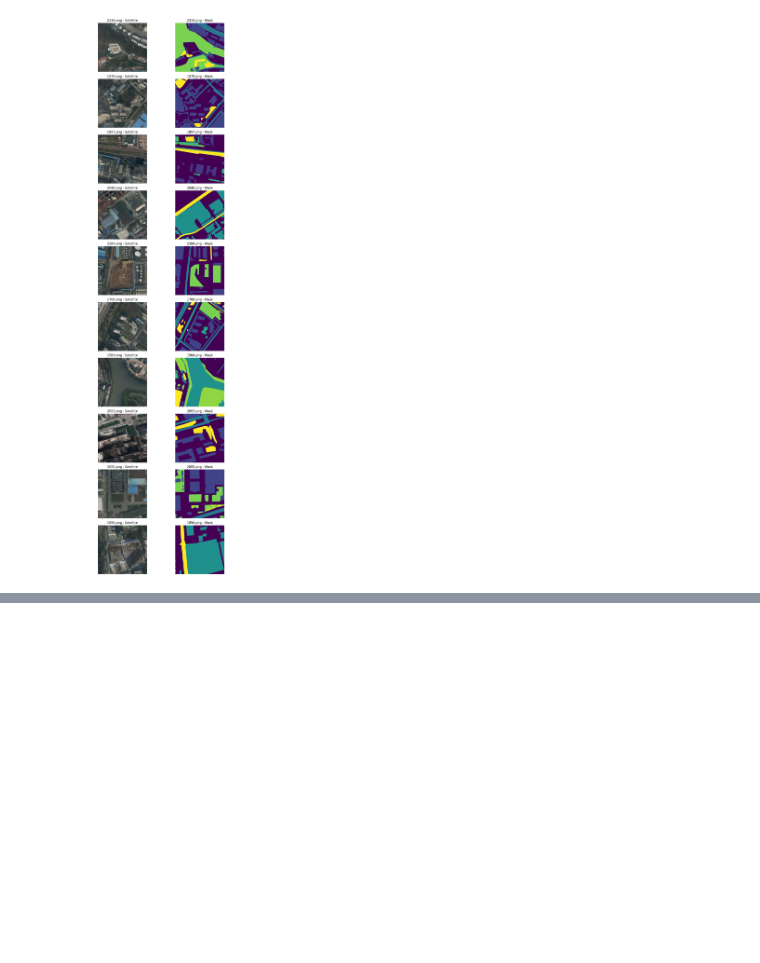
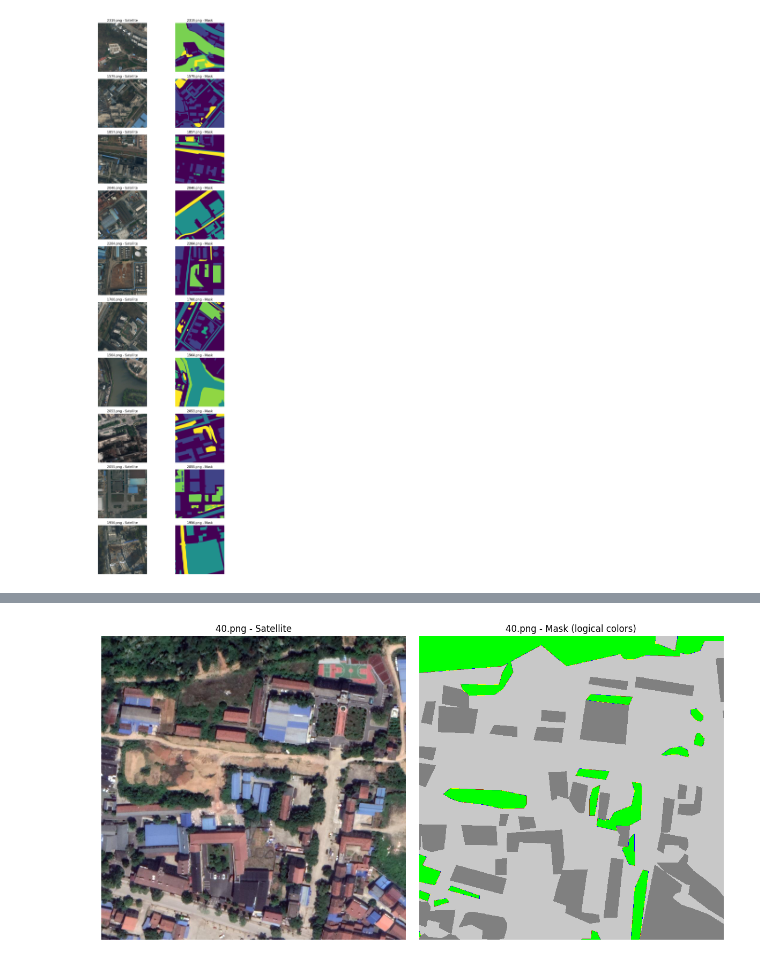
Before and after one commit to yoanlouvois/Urban-Green-Score-MLops, a Jupyter notebook: dataset_visualizer.ipynb, the cells around one changed output, grey strips where cells are left out. Cells and saved outputs as stored; diff of their text form; code cells hidden in the pictures; blank space fills up the shorter version.

Commit message:
add: rural view

```diff
--- a/dataset_visualizer.ipynb
+++ b/dataset_visualizer.ipynb
@@ -152,0 +153,79 @@ agriculture: 0.2851 (28.51%)
+# %%
+import os
+import random
+import numpy as np
+import matplotlib.pyplot as plt
+from matplotlib.colors import ListedColormap
+from PIL import Image
+
+IMG_DIR = 'dataset/train/Rural/images_png'
+MASK_DIR = 'dataset/train/Rural/masks_png'
+
+CLASSES = {
+    "background": 1,
+    "building": 2,
+    "road": 3,
+    "water": 4,
+    "barren": 5,
+    "forest": 6,
+    "agriculture": 7
+}
+
+IGNORE_LABEL = 0
+
+# Colormap logique (index = label)
+colors = [
+    (0, 0, 0),        # 0 → no-data (noir)
+    (200, 200, 200),  # 1 → background (gris clair)
+    (128, 128, 128),  # 2 → building (gris)
+    (255, 255, 0),    # 3 → road (jaune)
+    (0, 0, 255),      # 4 → water (bleu)
+    (139, 69, 19),    # 5 → barren (marron)
+    (0, 255, 0),      # 6 → forest (vert)
+    (0, 128, 0)       # 7 → agriculture (vert foncé)
+]
+
+colors = np.array(colors) / 255.0
+cmap = ListedColormap(colors)
+
+# récupérer images
+images = [f for f in os.listdir(IMG_DIR) if f.endswith('.png')]
+img_name = random.choice(images)
+
+# chemins
+path_sat = os.path.join(IMG_DIR, img_name)
+path_mask = os.path.join(MASK_DIR, img_name)
+
+# chargement
+img_sat = np.asarray(Image.open(path_sat))
+img_mask = np.asarray(Image.open(path_mask))
+
+# affichage
+fig, axs = plt.subplots(1, 2, figsize=(12, 6))
+
+axs[0].imshow(img_sat)
+axs[0].set_title(f"{img_name} - Satellite")
+axs[0].axis('off')
+
+axs[1].imshow(img_mask, cmap=cmap, vmin=0, vmax=7)
+axs[1].set_title(f"{img_name} - Mask (logical colors)")
+axs[1].axis('off')
+
+plt.tight_layout()
+plt.show()
+
+# calcul proportions
+H, W = img_mask.shape
+valid_pixels = img_mask != IGNORE_LABEL
+total_pixels = np.sum(valid_pixels)
+
+print("\nClass proportions:\n")
+
+for class_name, label in CLASSES.items():
+    class_mask = (img_mask == label)
+    count = np.sum(class_mask)
+    ratio = count / total_pixels if total_pixels > 0 else 0
+
+    print(f"{class_name}: {ratio:.4f} ({ratio*100:.2f}%)")
+# %% [output]
+[figure, added]
```
Also changed, not shown: parts of 2 cells of this notebook.
